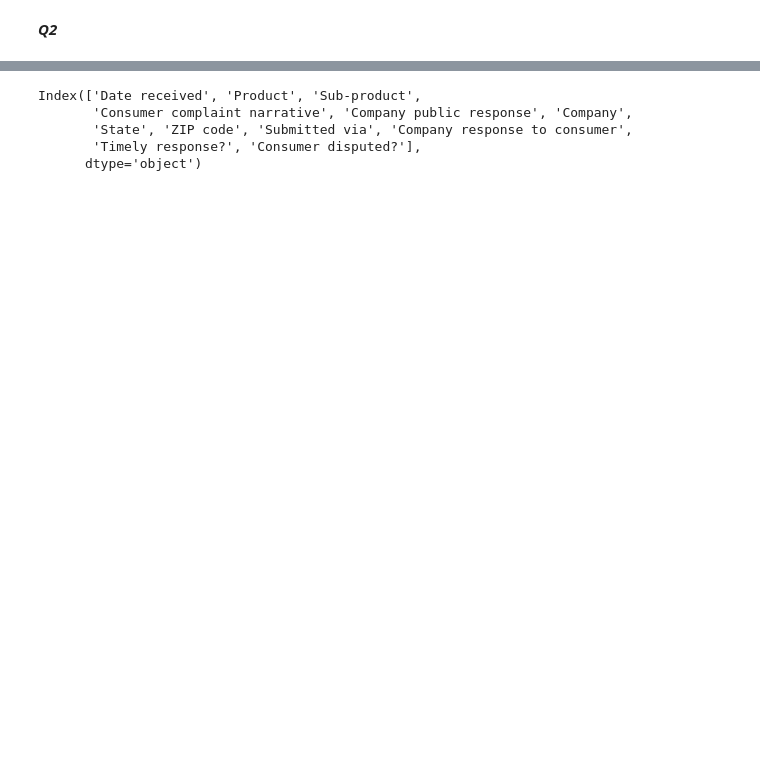
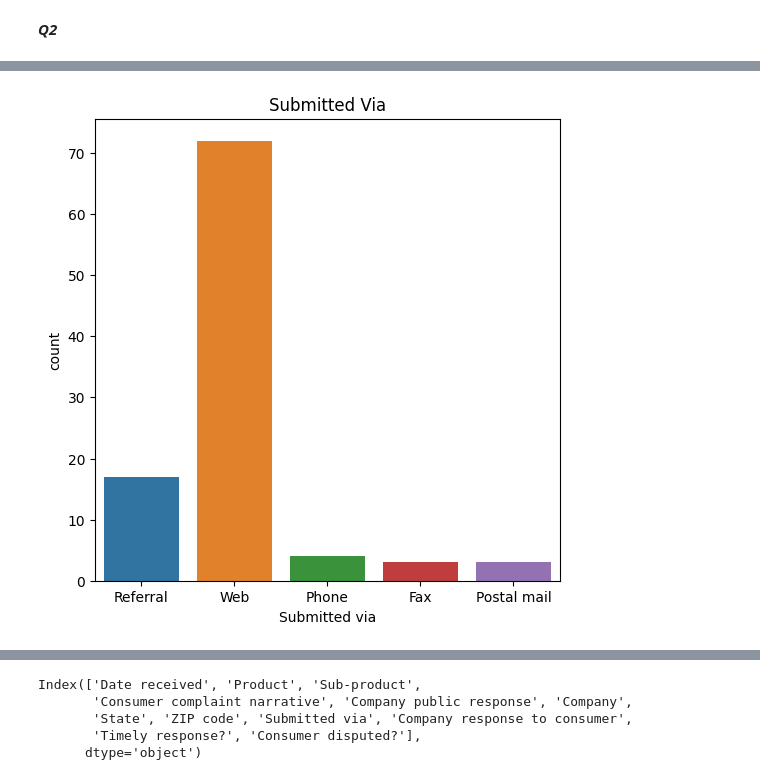
Before and after one commit to KamranView/Cement-Strength-R, a Jupyter notebook: test_125.ipynb, the cells around one changed output, grey strips where cells are left out. Cells and saved outputs as stored; diff of their text form; code cells hidden in the pictures; blank space fills up the shorter version.

```diff
--- a/test_125.ipynb
+++ b/test_125.ipynb
@@ -205,0 +302,7 @@ df.head()
+# %%
+plt.figure(figsize=(6, 6))
+sns.countplot(x='Submitted via', data=df)
+plt.title('Submitted Via')
+plt.show()
+# %% [output]
+[figure, added]
```
Also changed, not shown: parts of 33 cells of this notebook.
